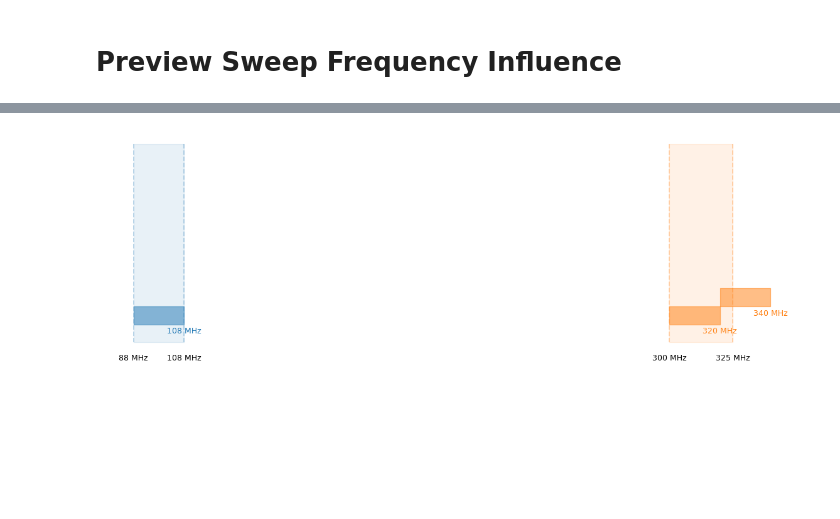
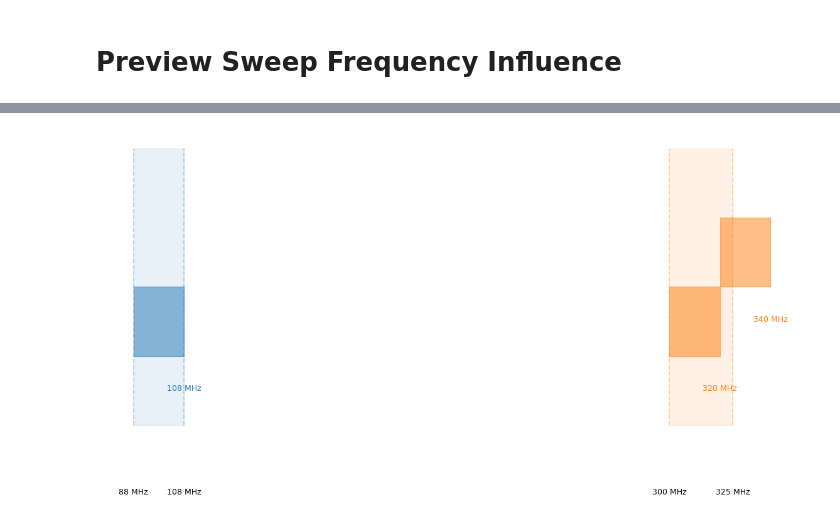
Before and after one commit to dunderlab/python-hackrf, a Jupyter notebook: docs/source/notebooks/01-acquisition.ptc.ipynb, the cells around one changed output, grey strips where cells are left out. Saved outputs shown, nothing was run; the diff lists cells and outputs as text; code cells hidden in the pictures; blank space fills up the shorter version.

```diff
--- a/docs/source/notebooks/01-acquisition.ptc.ipynb
+++ b/docs/source/notebooks/01-acquisition.ptc.ipynb
@@ -121,12 +129,14 @@ preview_scan(
 # %%
 preview_scan(
     bands=[
         (88, 108),
         (300, 325),
     ],
     sample_rate=20e6,
     step_width=20e6,
     step_offset=0,
-)
+
+    top=0.15,
+);
 # %% [output]
-[figure, old version]
+[figure, new version]
```
Also changed, not shown: parts of 4 cells of this notebook, 10 other files.
